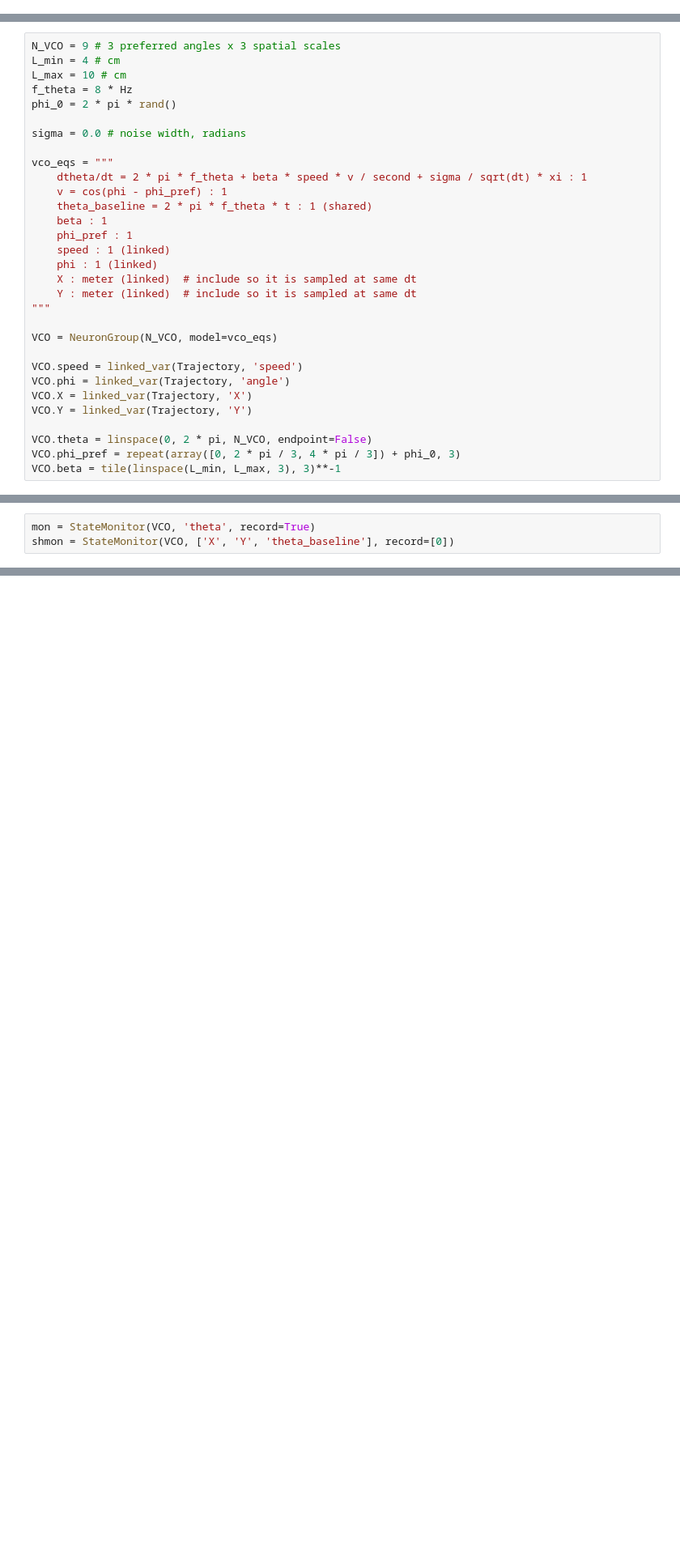
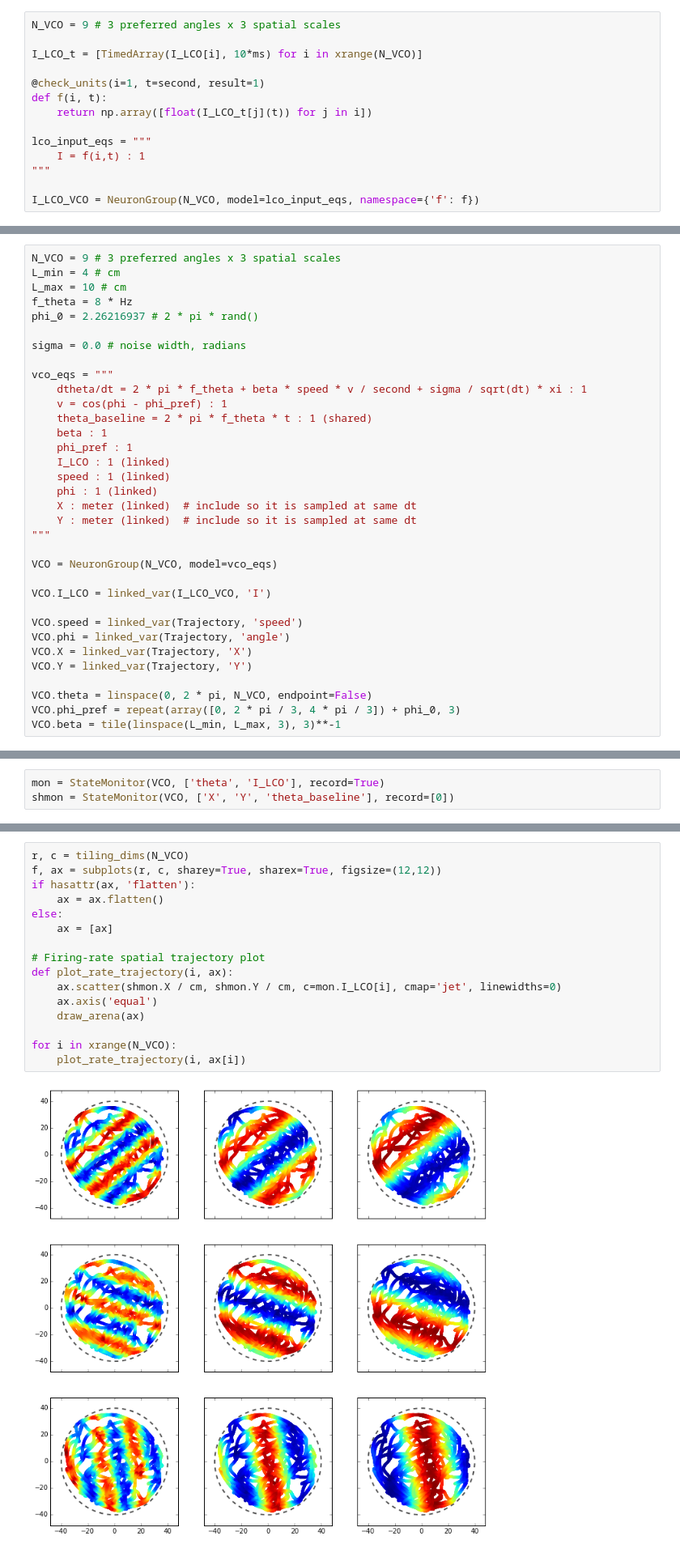
Before and after one commit to jdmonaco/lcomodel, a Jupyter notebook: notebooks/error_correction_model.ipynb, the cells around one changed output, grey strips where cells are left out. Shown at 81% size. Cells and saved outputs as stored; diff of their text form; blank space fills up the shorter version.

```diff
--- a/notebooks/error_correction_model.ipynb
+++ b/notebooks/error_correction_model.ipynb
@@ -41,3 +43,17 @@ I_LCO : (9, 30000)
+# %%
+N_VCO = 9 # 3 preferred angles x 3 spatial scales
+
+I_LCO_t = [TimedArray(I_LCO[i], 10*ms) for i in xrange(N_VCO)]
+
+@check_units(i=1, t=second, result=1)
+def f(i, t):
+    return np.array([float(I_LCO_t[j](t)) for j in i])
+
+lco_input_eqs = """
+    I = f(i,t) : 1
+"""
+
+I_LCO_VCO = NeuronGroup(N_VCO, model=lco_input_eqs, namespace={'f': f})
 # %% [markdown]
 ## VCO neuron group
 # %% [markdown]
@@ -47,7 +63,7 @@ N_VCO = 9 # 3 preferred angles x 3 spatial scales
 L_min = 4 # cm
 L_max = 10 # cm
 f_theta = 8 * Hz
-phi_0 = 2 * pi * rand()
+phi_0 = 2.26216937 # 2 * pi * rand()
 
 sigma = 0.0 # noise width, radians
 
@@ -57,6 +73,7 @@ vco_eqs = """
     theta_baseline = 2 * pi * f_theta * t : 1 (shared)
     beta : 1
     phi_pref : 1
+    I_LCO : 1 (linked)
     speed : 1 (linked)
     phi : 1 (linked)
     X : meter (linked)  # include so it is sampled at same dt
@@ -64,6 +81,8 @@ vco_eqs = """
 """
 
 VCO = NeuronGroup(N_VCO, model=vco_eqs)
+
+VCO.I_LCO = linked_var(I_LCO_VCO, 'I')
 
 VCO.speed = linked_var(Trajectory, 'speed')
 VCO.phi = linked_var(Trajectory, 'angle')
@@ -104,7 +123,7 @@ plot_vco_function()
 ## Trajectory and neuron monitors
 Set up monitors for the trajectory signals and the neuron model variables.
 # %%
-mon = StateMonitor(VCO, 'theta', record=True)
+mon = StateMonitor(VCO, ['theta', 'I_LCO'], record=True)
 shmon = StateMonitor(VCO, ['X', 'Y', 'theta_baseline'], record=[0])
 # %% [markdown]
 ## Run the simulation
@@ -185,0 +189,18 @@ Saved backup to:  /Users/joe/source/phase_model/data/VCO-trace-2014-11-14-20-17-
+# %%
+r, c = tiling_dims(N_VCO)
+f, ax = subplots(r, c, sharey=True, sharex=True, figsize=(12,12))
+if hasattr(ax, 'flatten'):
+    ax = ax.flatten()
+else:
+    ax = [ax]
+
+# Firing-rate spatial trajectory plot
+def plot_rate_trajectory(i, ax):
+    ax.scatter(shmon.X / cm, shmon.Y / cm, c=mon.I_LCO[i], cmap='jet', linewidths=0)
+    ax.axis('equal')
+    draw_arena(ax)
+
+for i in xrange(N_VCO):
+    plot_rate_trajectory(i, ax[i])
+# %% [output]
+[figure, added]
```
Also changed, not shown: parts of 5 cells of this notebook, 1 other file.
